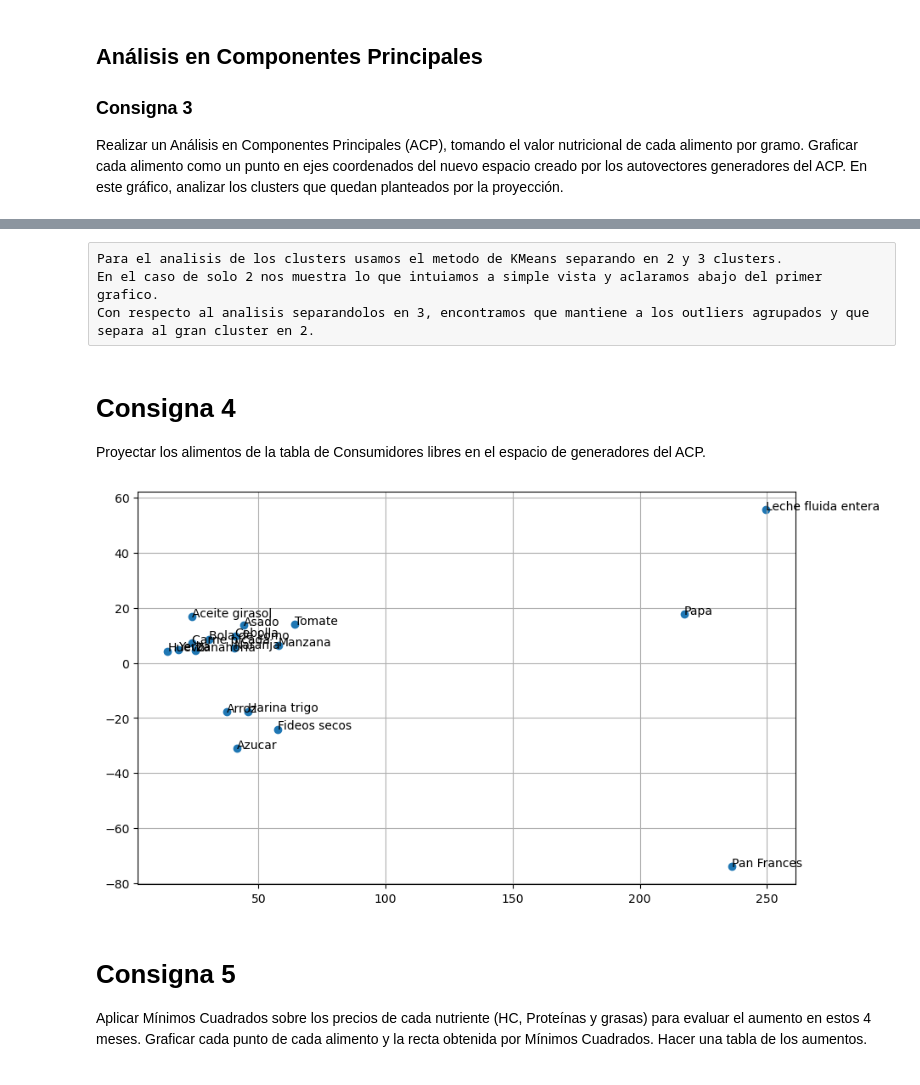
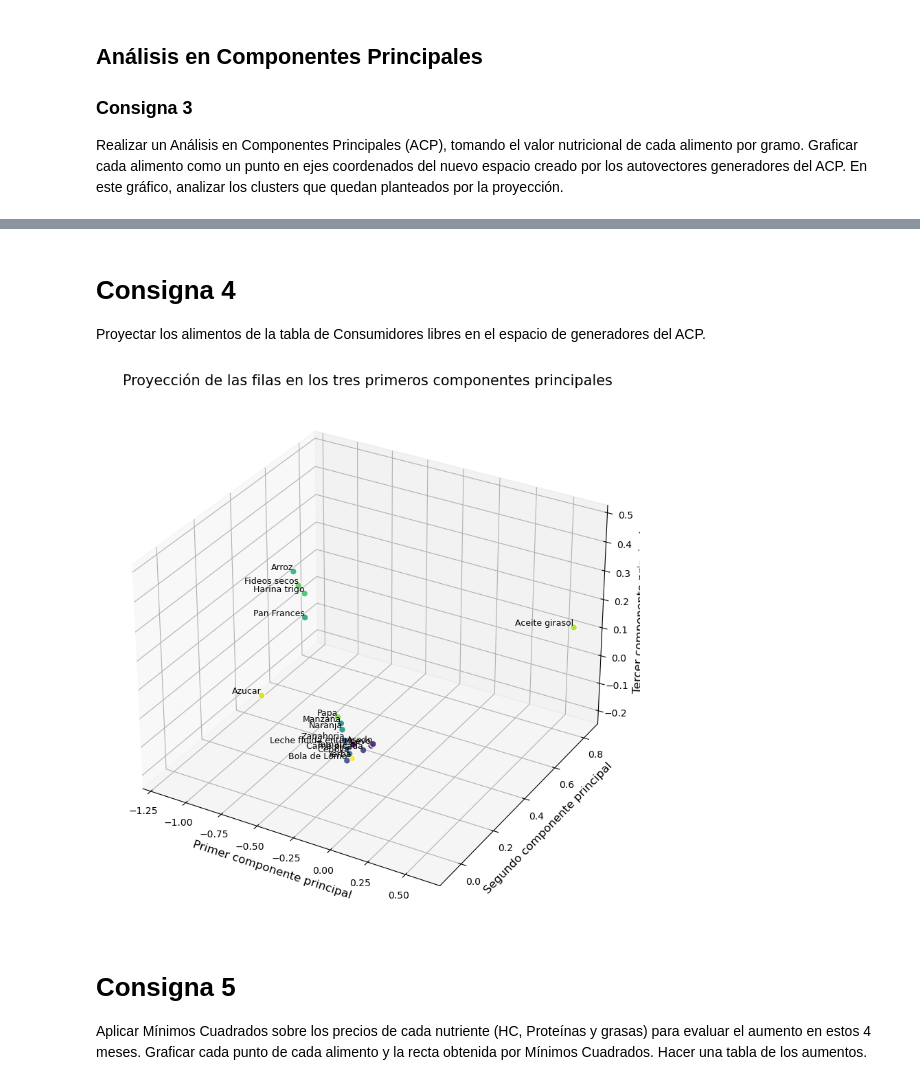
Before and after one commit to manuelgutman/ptalc2, a Jupyter notebook: funciones.ipynb, the cells around one changed output, grey strips where cells are left out. Cells and saved outputs as stored; diff of their text form; code cells hidden in the pictures.

```diff
--- a/funciones.ipynb
+++ b/funciones.ipynb
@@ -89,9 +144,15 @@ False
 Realizar un Análisis en Componentes Principales (ACP), tomando el valor nutricional de cada alimento por gramo. Graficar cada alimento como un punto en ejes coordenados del nuevo espacio creado por los autovectores generadores del ACP. En este gráfico, analizar los clusters que quedan planteados por la proyección.
 # %%
 def calculoACP_por_fila(df: pd.DataFrame):
-    df.drop('Cantidad (gr/ml)', axis='columns')
-    nombres = df.iloc[:, 0].values  # Extraer los nombres
-    datos = df.iloc[:, 1:].values   # Extraer los datos numéricos
+    # Normalizar las columnas dividiendo por la cantidad
+    df_normalizado = df.copy()
+    df_normalizado.iloc[:, 1:] = df.iloc[:, 1:].div(df['Cantidad (gr/ml)'], axis=0)
+
+    # Eliminar la columna de cantidad
+    df_normalizado = df_normalizado.drop('Cantidad (gr/ml)', axis='columns')
+
+    nombres = df_normalizado.iloc[:, 0].values  # Extraer los nombres
+    datos = df_normalizado.iloc[:, 1:].values   # Extraer los datos numéricos
 
     # Centrar los datos por filas
     datos_centrados = datos - np.mean(datos, axis=1, keepdims=True)
@@ -192,7 +216,3 @@ plt.show()
-# %% [raw]
-Para el analisis de los clusters usamos el metodo de KMeans separando en 2 y 3 clusters.
-En el caso de solo 2 nos muestra lo que intuiamos a simple vista y aclaramos abajo del primer grafico.
-Con respecto al analisis separandolos en 3, encontramos que mantiene a los outliers agrupados y que separa al gran cluster en 2.
 # %% [markdown]
 # Consigna 4
 Proyectar los alimentos de la tabla de Consumidores libres en el
@@ -200,28 +220,9 @@ espacio de generadores del ACP.
 # %%
 #Filtramos solo los productos que están en ambas tablas, a la mayoria les cambiamos el nombre porque interpretamos que refieren a lo mismo:
 nombres_productos=['Aceite girasol', 'Arroz', 'Asado', 'Azucar', 'Bola de Lomo', 'Carne picada', 'Cebolla', 'Fideos secos', 'Harina trigo', 'Huevo', 'Leche fluida entera', 'Manzana', 'Naranja', 'Paleta', 'Pan Frances', 'Papa', 'Tomate', 'Yerba', 'Zanahoria']
-def graficar_componentes_principales_filtrado(df: pd.DataFrame, lista: list):
-    D, V, datos_centrados, varianza_explicada, nombres = calculoACP_por_fila(df)
-
-    # Proyectar los datos centrados en los dos primeros componentes principales
-    proyecciones = np.dot(datos_centrados, V[:, :2])
-
-    # Filtrar las proyecciones para incluir solo los nombres en la lista
-    mask = np.isin(nombres, lista)
-    proyecciones_filtradas = proyecciones[mask]
-    nombres_filtrados = nombres[mask]
-
-    # Crear el gráfico
-    plt.figure(figsize=(10, 6))
-    plt.scatter(proyecciones_filtradas[:, 0], proyecciones_filtradas[:, 1])
-    plt.grid()
-
-    for i, nombre in enumerate(nombres_filtrados):
-        plt.annotate(nombre, (proyecciones_filtradas[i, 0], proyecciones_filtradas[i, 1]))
-
-graficar_componentes_principales_filtrado(tabla_nutricional, nombres_productos)
+graficar_componentes_principales_3d(tabla_nutricional, nombres_productos)
 # %% [output]
-[figure, old version]
+[figure, new version]
 # %% [markdown]
 # Consigna 5
 
```
Also changed, not shown: parts of 8 cells of this notebook.
